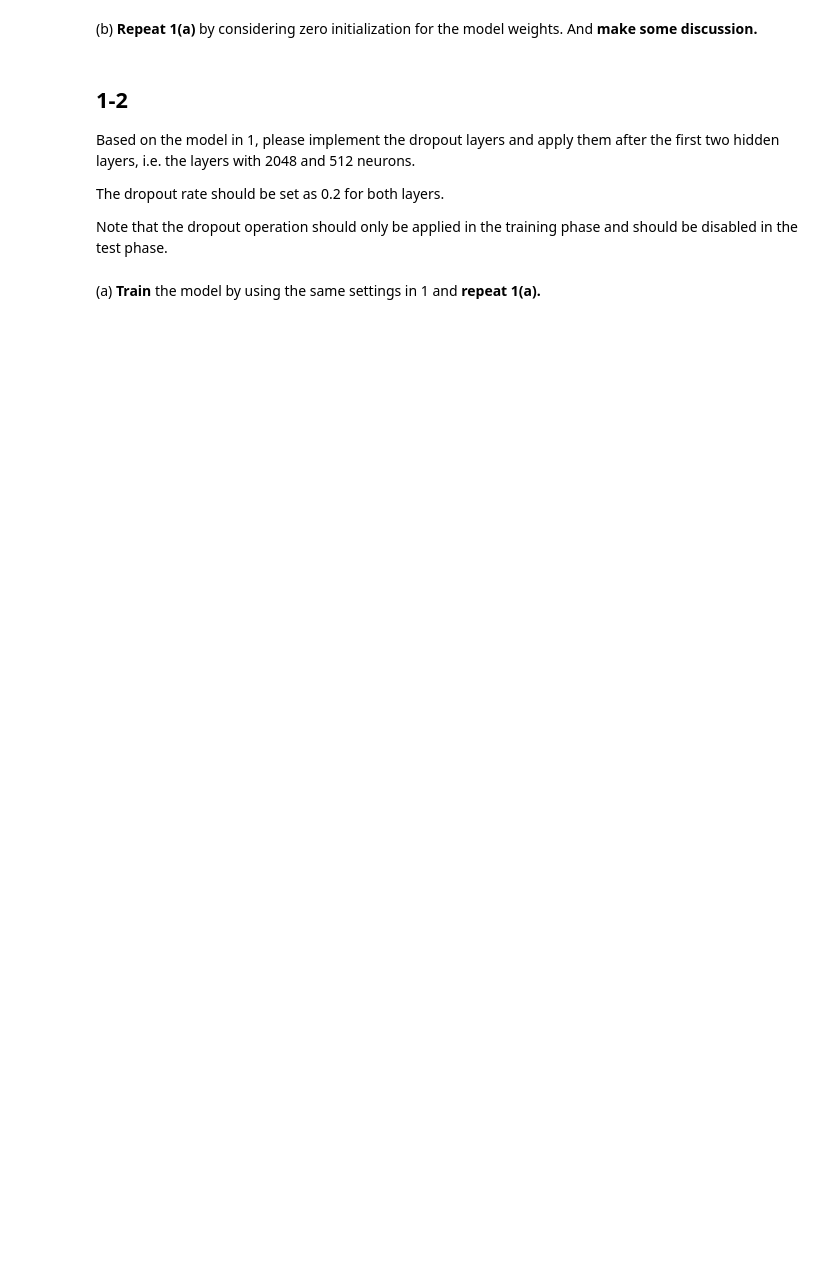
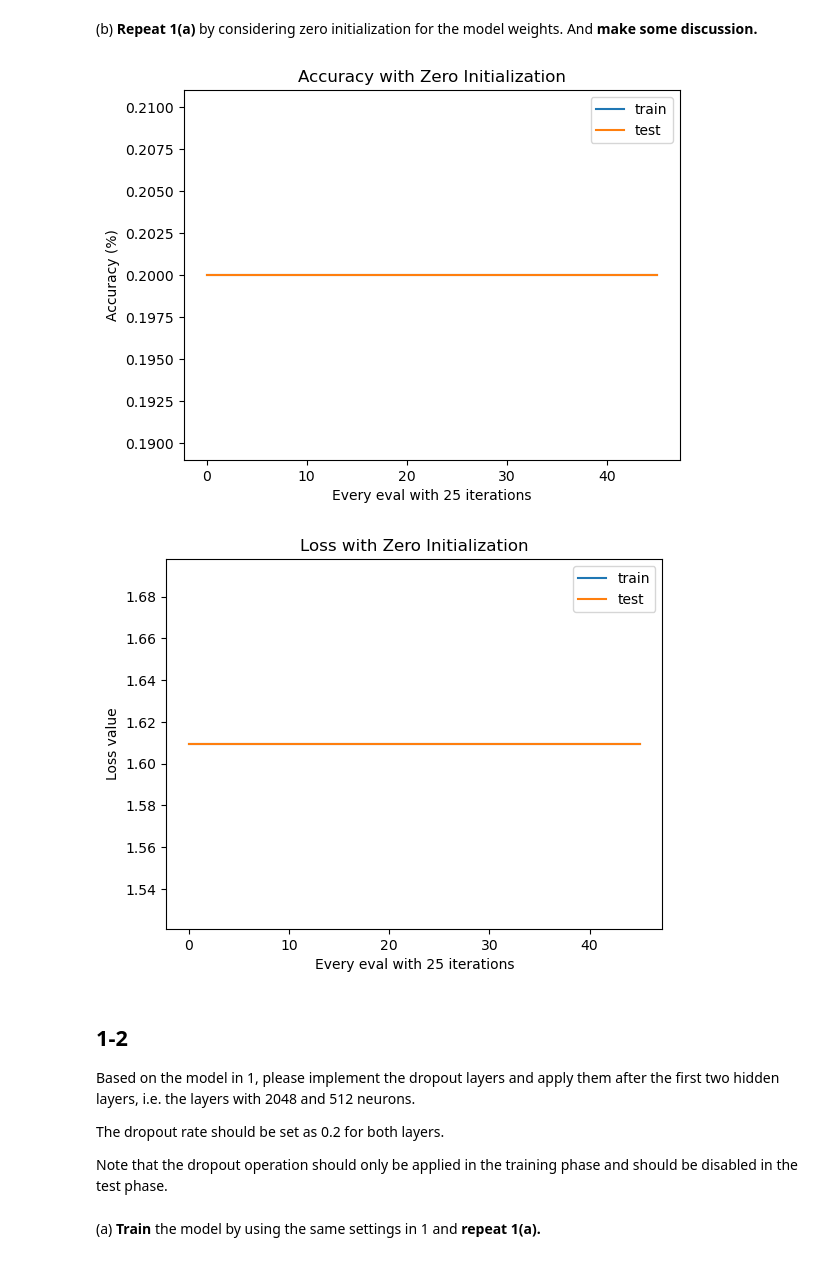
Before and after one commit to jacksonchen1998/2023-NYCU-DL, a Jupyter notebook: Homework 1/hw1-1/hw1_1_311511052.ipynb, the cells around one changed output. Saved outputs shown, nothing was run; the diff lists cells and outputs as text; code cells hidden in the pictures; blank space fills up the shorter version.

```diff
--- a/Homework 1/hw1-1/hw1_1_311511052.ipynb
+++ b/Homework 1/hw1-1/hw1_1_311511052.ipynb
@@ -189,3 +258,48 @@ TypeError: dot() missing 1 required positional argument: 'b'
+# %%
+zero_train_acc, zero_train_loss = [], []
+zero_test_acc, zero_test_loss = [], []
+
+# training
+for epoch in range(epochs):
+    # use train_x and train_y to train the model
+    # use test_x and test_y to evaluate the model
+
+    for i in range(0, len(train_x), batch_size):
+        x = train_x[i:i+batch_size]
+        y = train_y[i:i+batch_size]
+        y_hat = zero_forward(x / 255)
+
+        zero_grads = zero_back_propagate(y, y_hat)
+
+        for key in params:
+            zero_params[key] -= learning_rate * zero_grads[key]
+
+        if (epoch * 23 + i) % 25 == 0:
+            zero_train_acc += [accuracy(zero_forward(train_x / 255), train_y)]
+            zero_train_loss += [cross_entropy_loss(zero_forward(train_x / 255), train_y)]
+            zero_test_acc += [accuracy(zero_forward(test_x / 255), test_y)]
+            zero_test_loss += [cross_entropy_loss(zero_forward(test_x / 255), test_y)]
+# %%
+# plot the training and testing accuracy
+plt.plot(zero_train_acc, label='train')
+plt.plot(zero_test_acc, label='test')
+plt.title('Accuracy with Zero Initialization')
+plt.xlabel('Every eval with 25 iterations')
+plt.ylabel('Accuracy (%)')
+plt.legend()
+plt.show()
+
+# plot the training and testing loss
+plt.plot(zero_train_loss, label='train')
+plt.plot(zero_test_loss, label='test')
+plt.title('Loss with Zero Initialization')
+plt.xlabel('Every eval with 25 iterations')
+plt.ylabel('Loss value')
+plt.legend()
+plt.show()
+# %% [output]
+[figure, added]
+[figure, added]
 # %% [markdown]
 ## 1-2
 <style>
```
Also changed, not shown: parts of 16 cells of this notebook.
